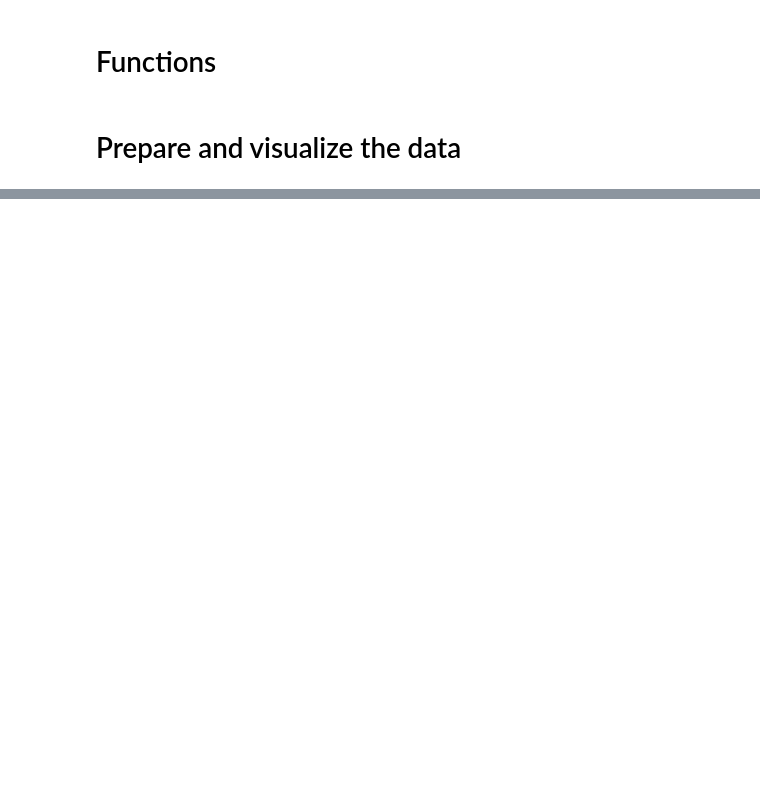
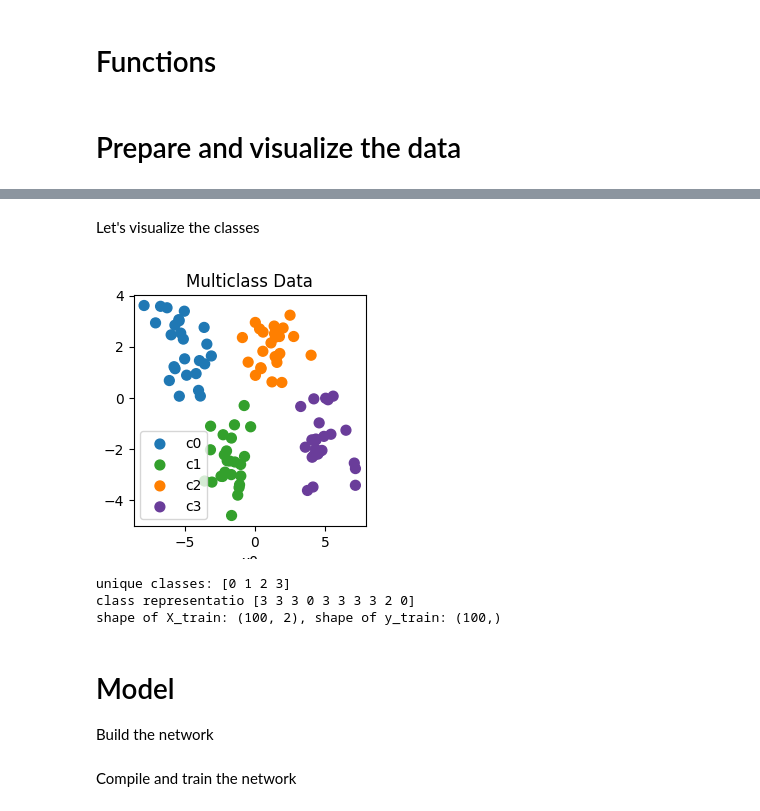
Before and after one commit to CarlosLizamaGarcia/DataScience, a Jupyter notebook: Course2/Multiclass.ipynb, the cells around one changed output, grey strips where cells are left out. Saved outputs shown, nothing was run; the diff lists cells and outputs as text; code cells hidden in the pictures; blank space fills up the shorter version.

Commit message:
Multiclass Example, end

```diff
--- a/Course2/Multiclass.ipynb
+++ b/Course2/Multiclass.ipynb
@@ -19,0 +20,23 @@ def plt_mc_data(ax, X, y, clasess, class_label=None, map=plt.cm.Paired, legend=F
+# %%
+dkcolors = plt.cm.Paired((1,3,7,9,5,11))
+dkcolors_map = mpl.colors.ListedColormap(dkcolors)
+
+dlc = dict(dlblue = '#0096ff', dlorange = '#FF9300', dldarkred='#C00000', dlmagenta='#FF40FF', dlpurple='#7030A0', dldarkblue =  '#0D5BDC')
+dlblue = '#0096ff'; dlorange = '#FF9300'; dldarkred='#C00000'; dlmagenta='#FF40FF'; dlpurple='#7030A0'; dldarkblue =  '#0D5BDC'
+dlcolors = [dlblue, dlorange, dldarkred, dlmagenta, dlpurple]
+#plt.style.use('./deeplearning.mplstyle')
+# %%
+def plt_mc(X_train,y_train,classes, centers, std):
+    css = np.unique(y_train)                    # Find the unique element of an array. Return the sorted unique elements of an array.
+    fig,ax = plt.subplots(1,1,figsize=(3,3))
+    fig.canvas.toolbar_visible = False
+    fig.canvas.header_visible = False
+    fig.canvas.footer_visible = False
+    plt_mc_data(ax, X_train,y_train, classes, map=dkcolors_map, legend=True, size=50, equal_xy = False)
+    ax.set_title("Multiclass Data")
+    ax.set_xlabel("x0")
+    ax.set_ylabel("x1")
+    #for c in css:
+    #    circ = plt.Circle(centers[c], 2*std, color=dkcolors_map(c), clip_on=False, fill=False, lw=0.5)
+    #    ax.add_patch(circ)
+    plt.show()
@@ -20,8 +180,8 @@ def plt_mc_data(ax, X, y, clasess, class_label=None, map=plt.cm.Paired, legend=F
 # %% [markdown]
 # Prepare and visualize the data
 # %%
-clases = 4
+classes = 4
 m = 100
-centers = [[-5,2], [-2,2], [1,2], [5,-2]]
+centers = [[-5,2], [-2,-2], [1,2], [5,-2]]
 std = 1.0
 X_train, y_train = make_blobs(n_samples=m, centers=centers, cluster_std=std, random_state=30)
@@ -27,0 +219,21 @@ X_train, y_train = make_blobs(n_samples=m, centers=centers, cluster_std=std, ran
+# %% [markdown]
+Let's visualize the classes
+# %%
+plt_mc(X_train, y_train, classes, centers, std=std)
+# %% [output]
+[figure, added]
+# %%
+#show the classes in data set:
+print(f"unique classes: {np.unique(y_train)}")
+#show how classes are represented
+print(f"class representatio {y_train[:10]}")
+#show shapes of our dataset
+print(f"shape of X_train: {X_train.shape}, shape of y_train: {y_train.shape}")
+# %% [output]
+unique classes: [0 1 2 3]
+class representatio [3 3 3 0 3 3 3 3 2 0]
+shape of X_train: (100, 2), shape of y_train: (100,)
+# %% [markdown]
+# Model
+
+Build the network
@@ -27,0 +248,2 @@ X_train, y_train = make_blobs(n_samples=m, centers=centers, cluster_std=std, ran
+# %% [markdown]
+Compile and train the network
```
Also changed, not shown: parts of 21 cells of this notebook.
